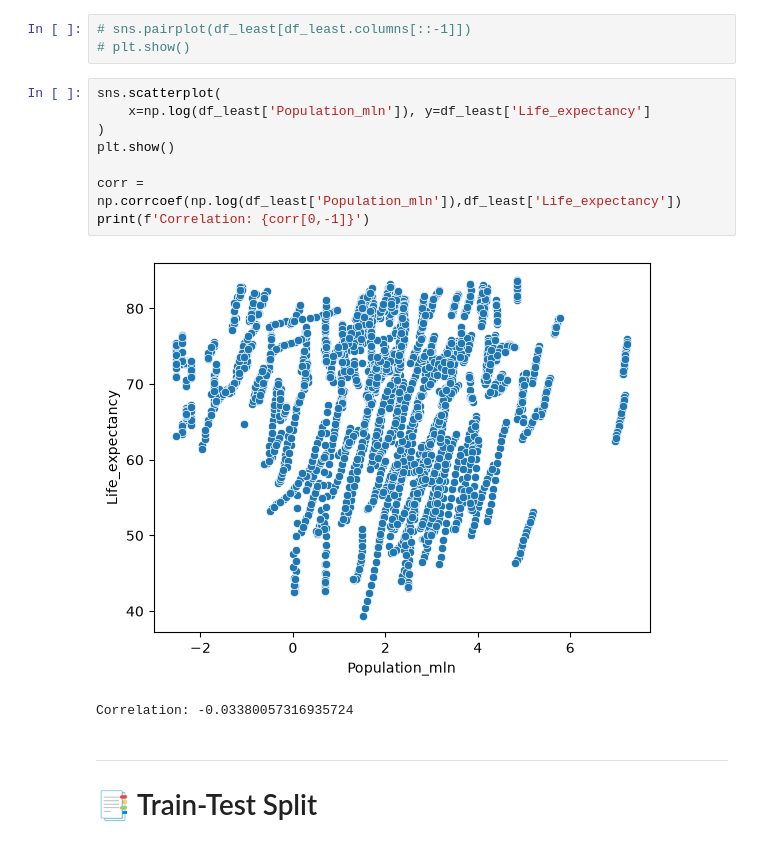
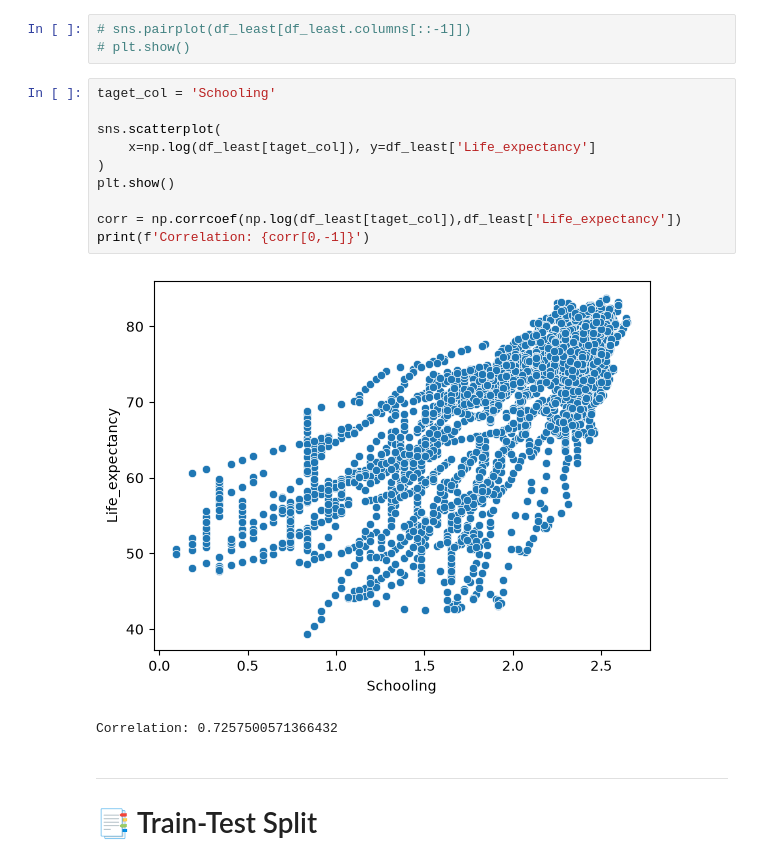
Before and after one commit to oum4r/df-WHO-project, a Jupyter notebook: notebooks/WHO LEAST Notebook.ipynb, the cells around one changed output. Cells and saved outputs as stored; diff of their text form.

```diff
--- a/notebooks/WHO LEAST Notebook.ipynb
+++ b/notebooks/WHO LEAST Notebook.ipynb
@@ -314,16 +320,18 @@ plt.show()
 # sns.pairplot(df_least[df_least.columns[::-1]])
 # plt.show()
 # %%
+taget_col = 'Schooling'
+
 sns.scatterplot(
-    x=np.log(df_least['Population_mln']), y=df_least['Life_expectancy']
+    x=np.log(df_least[taget_col]), y=df_least['Life_expectancy']
 )
 plt.show()
 
-corr = np.corrcoef(np.log(df_least['Population_mln']),df_least['Life_expectancy'])
+corr = np.corrcoef(np.log(df_least[taget_col]),df_least['Life_expectancy'])
 print(f'Correlation: {corr[0,-1]}')
 # %% [output]
-[figure, old version]
+[figure, new version]
-Correlation: -0.03380057316935724
+Correlation: 0.7257500571366432
 # %% [markdown]
 ---
 # 📑 Train-Test Split
```
Also changed, not shown: parts of 15 cells of this notebook, 2 other files.
